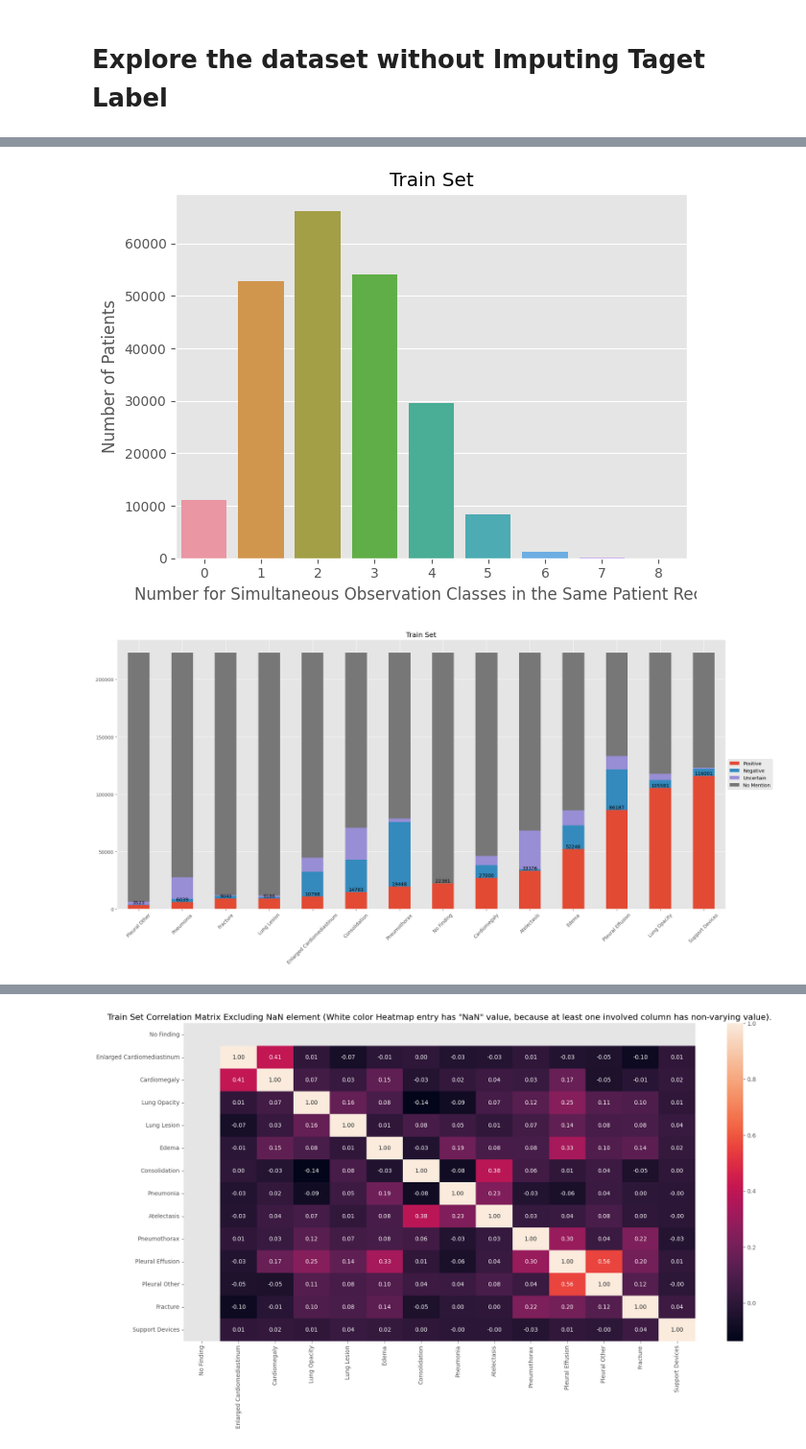
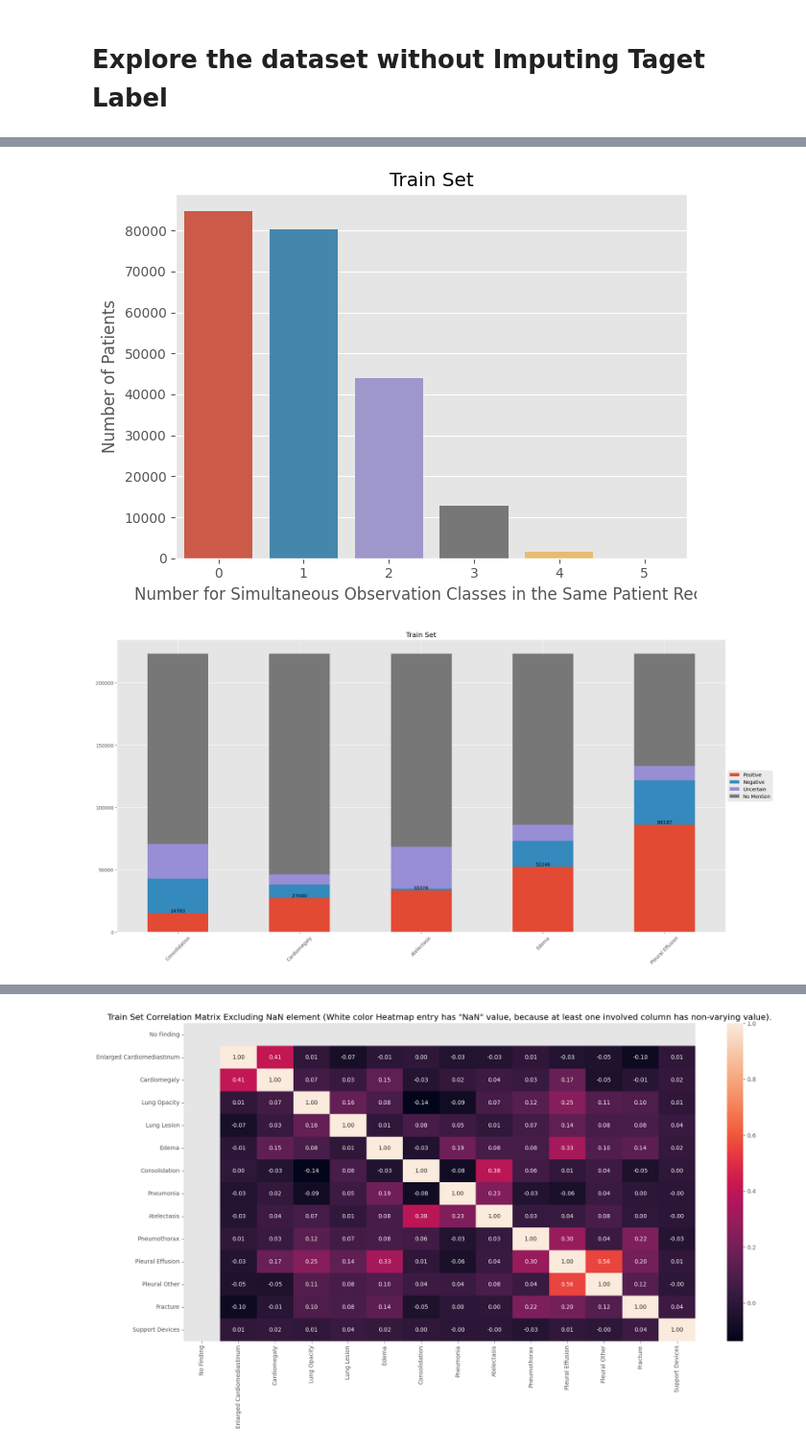
Before and after one commit to boon1987/lungsease, a Jupyter notebook: sl_version/explore.ipynb, the cells around one changed output, grey strips where cells are left out. Shown at 96% size. Drawn from its saved outputs; the diff is of its cells as text; code cells hidden in the pictures.

```diff
--- a/sl_version/explore.ipynb
+++ b/sl_version/explore.ipynb
@@ -145,39 +156,39 @@ print()
 # Training Set Distribution
 
 all_classes = ['No Finding', 'Enlarged Cardiomediastinum', 'Cardiomegaly', 'Lung Opacity', 'Lung Lesion', 'Edema', 'Consolidation', 'Pneumonia', 'Atelectasis', 'Pneumothorax', 'Pleural Effusion', 'Pleural Other', 'Fracture', 'Support Devices']
-#all_classes = ['Cardiomegaly', 'Edema', 'Consolidation', 'Atelectasis',  'Pleural Effusion']
+all_classes = ['Cardiomegaly', 'Edema', 'Consolidation', 'Atelectasis',  'Pleural Effusion']
 
 train_set_disease = train_set.loc[:,all_classes].fillna(-2).astype(np.int8)
 
 temp1 = (train_set_disease==1).sum(axis=1)
 sns.countplot(data=temp1.to_frame(), x=0)
 plt.title("Train Set")
 plt.xlabel("Number for Simultaneous Observation Classes in the Same Patient Record")
 plt.ylabel('Number of Patients')
 plt.tick_params(axis='x', labelrotation=0)
 plt.tight_layout()
 plt.show()
 
 
 m1=(train_set_disease==1).sum(axis=0)
 m0=(train_set_disease==0).sum(axis=0)
 mu=(train_set_disease==-1).sum(axis=0)
 mna=(train_set_disease==-2).sum(axis=0)
 train_set_disease_summary = pd.DataFrame([m1, m0, mu, mna]).transpose()
 train_set_disease_summary.columns=['Positive','Negative', 'Uncertain', 'No Mention']
 axes = train_set_disease_summary.sort_values(["Positive","Negative"]).plot(kind='bar', figsize=(20,10), stacked=True, rot=45)
 axes.legend(loc='center left', bbox_to_anchor=(1, 0.5))
 for c in axes.containers:
     axes.bar_label(c)
     break
 #train_set_disease_summary.iloc[:,:3].plot(kind='bar', figsize=(20,10))
 plt.tick_params('x', labelrotation=45)
 plt.title("Train Set")
 plt.tight_layout()
 plt.show()
 
 display(train_set_disease_summary)
 # %% [output]
-[figure, old version]
+[figure, new version]
-[figure, old version]
+[figure, new version]
 |  | Positive | Negative | Uncertain | No Mention |
```
Also changed, not shown: parts of 22 cells of this notebook, 5 other files.
